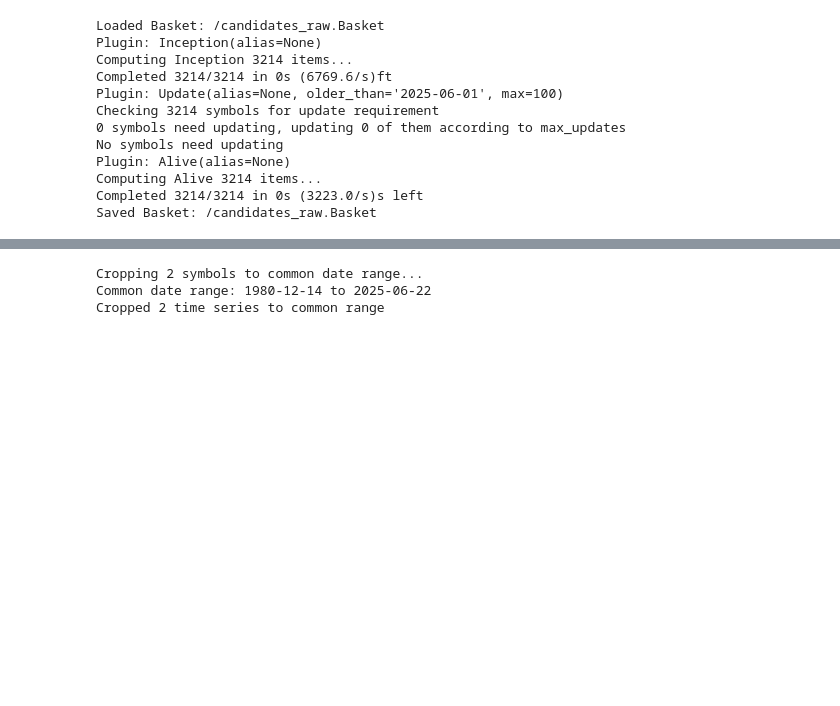
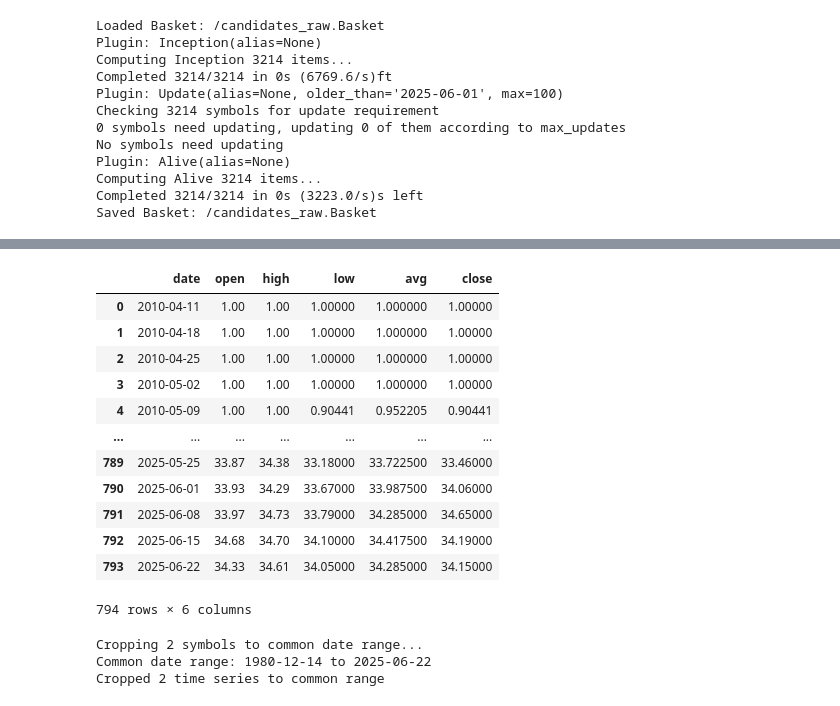
Before and after one commit to flocko-motion/stock-screener, a Jupyter notebook: fins.ipynb, the cells around one changed output, grey strips where cells are left out. Saved outputs shown, nothing was run; the diff lists cells and outputs as text; code cells hidden in the pictures; blank space fills up the shorter version.

```diff
--- a/fins.ipynb
+++ b/fins.ipynb
@@ -56,3 +60,17 @@ Completed 572/572 in 0s (1031.5/s)s left
 # %%
-winter_proof(Name() >> Industry() >> Sector() >> Cagr()).df()
+THRO.symbol().get_weekly()
+# %% [output]
+|  | date | open | high | low | avg | close |
+| 0 | 2010-04-11 | 1.00 | 1.00 | 1.00000 | 1.000000 | 1.00000 |
+| 1 | 2010-04-18 | 1.00 | 1.00 | 1.00000 | 1.000000 | 1.00000 |
+| 2 | 2010-04-25 | 1.00 | 1.00 | 1.00000 | 1.000000 | 1.00000 |
+| 3 | 2010-05-02 | 1.00 | 1.00 | 1.00000 | 1.000000 | 1.00000 |
+| 4 | 2010-05-09 | 1.00 | 1.00 | 0.90441 | 0.952205 | 0.90441 |
+| ... | ... | ... | ... | ... | ... | ... |
+| 789 | 2025-05-25 | 33.87 | 34.38 | 33.18000 | 33.722500 | 33.46000 |
+| 790 | 2025-06-01 | 33.93 | 34.29 | 33.67000 | 33.987500 | 34.06000 |
+| 791 | 2025-06-08 | 33.97 | 34.73 | 33.79000 | 34.285000 | 34.65000 |
+| 792 | 2025-06-15 | 34.68 | 34.70 | 34.10000 | 34.417500 | 34.19000 |
+| 793 | 2025-06-22 | 34.33 | 34.61 | 34.05000 | 34.285000 | 34.15000 |
+794 rows × 6 columns
 # %%
```
Also changed, not shown: parts of 2 cells of this notebook, 4 other files.
